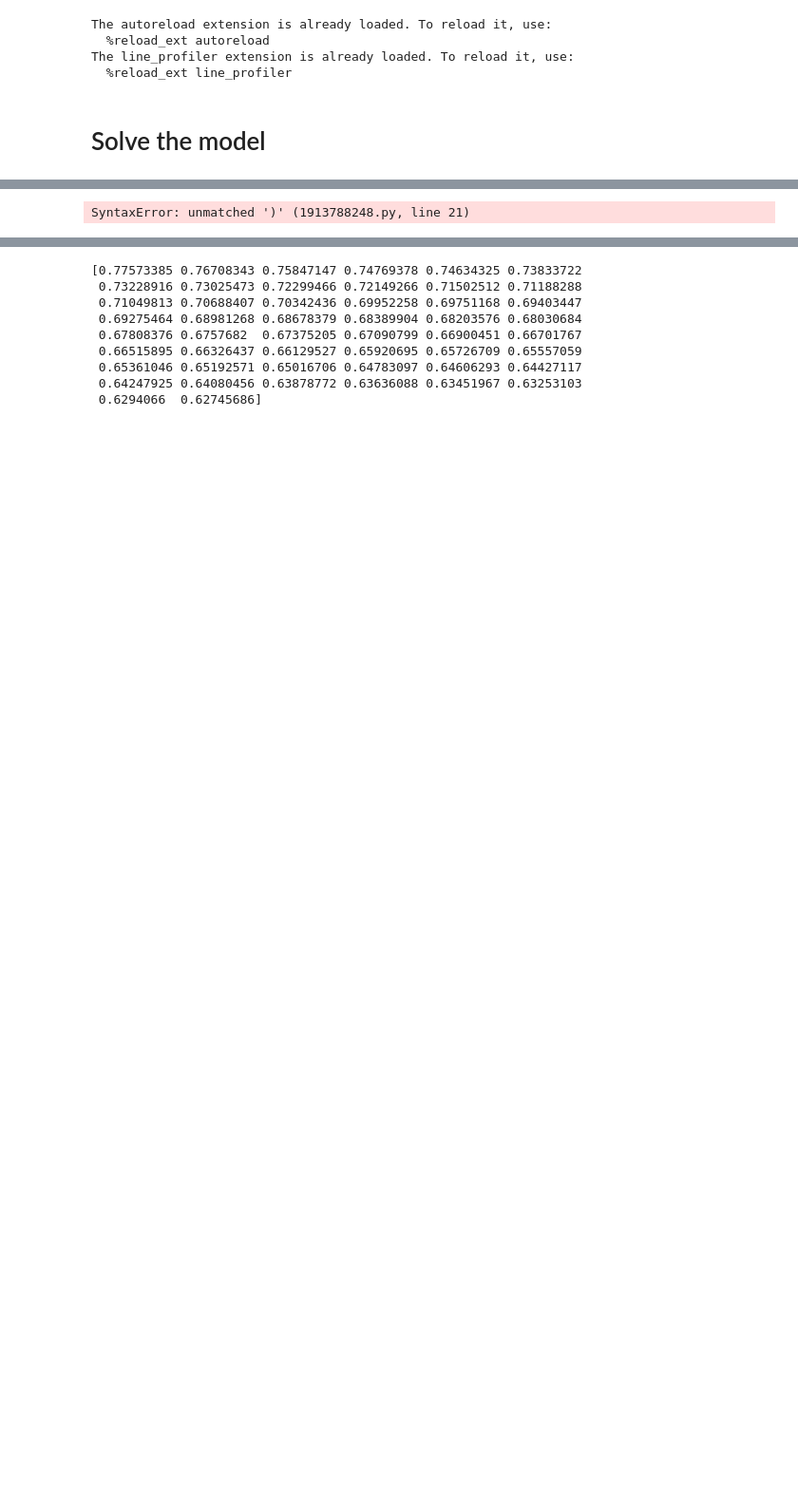
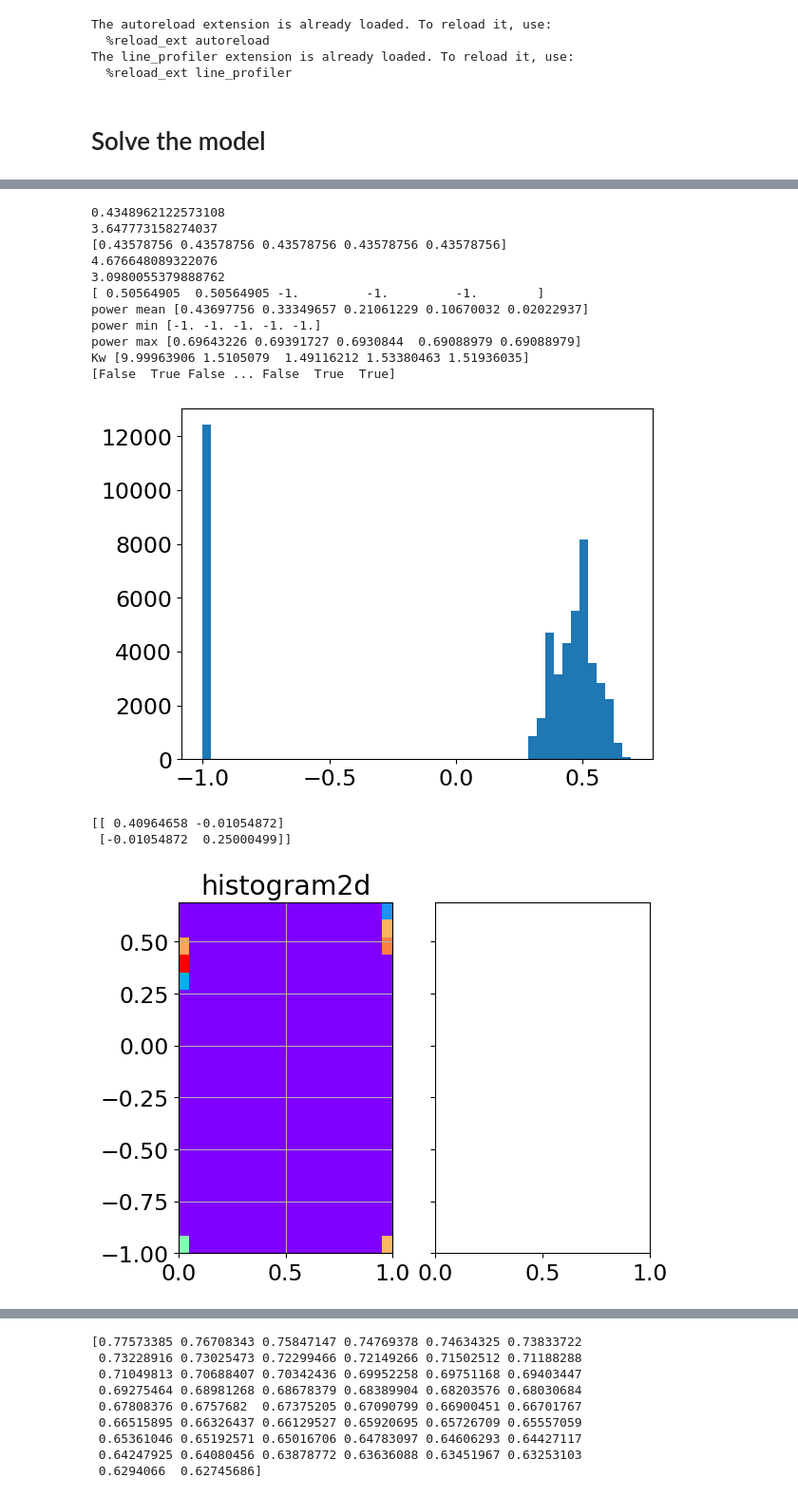
Before and after one commit to ThomasHJorgensen/LimitedCommitmentTest, a Jupyter notebook: Check_Estimate.ipynb, the cells around one changed output, grey strips where cells are left out. Shown at 95% size. Cells and saved outputs as stored; diff of their text form; code cells hidden in the pictures; blank space fills up the shorter version.

```diff
--- a/Check_Estimate.ipynb
+++ b/Check_Estimate.ipynb
@@ -134,27 +128,52 @@ Power [0.46188086 0.45770262 0.45565416 0.45462459 0.45426913]
 # %%
 
 i = 10
 print(model.sim.init_Kw[i])
 print(model.sim.init_Km[i])
 print(model.sim.power[i,:])
 
 
 
 i = 1
 print(model.sim.init_Kw[i])
 print(model.sim.init_Km[i])
 print(model.sim.power[i,:])
 
 
 
+t = 3
 print(f'power mean {np.mean(model.sim.power,0)}')
 print(f'power min {np.min(model.sim.power,0)}')
 print(f'power max {np.max(model.sim.power,0)}')
+print(f'Kw {np.max(model.sim.Kw,0)}')
 
+init_barg = model.sim.init_Kw > model.sim.init_Km
+print(init_barg)
+plt.hist(model.sim.power[:,t], bins = 50 )
+plt.show()
 
-plt.hist(model.sim.power[:,0])
-plt.show())
+print(np.cov(model.sim.power[:,t],init_barg))
+H, yedges, xedges = np.histogram2d(model.sim.power[:,t], init_barg, bins=20)
+fig, (ax1, ax2) = plt.subplots(ncols=2, sharey=True)
+ax1.pcolormesh(xedges, yedges, H, cmap='rainbow')
+ax1.set_title('histogram2d')
+ax1.grid()
+plt.show()
 # %% [output]
-SyntaxError: unmatched ')' (1913788248.py, line 21)
+0.4348962122573108
+3.647773158274037
+[0.43578756 0.43578756 0.43578756 0.43578756 0.43578756]
+4.676648089322076
+3.0980055379888762
+[ 0.50564905  0.50564905 -1.         -1.         -1.        ]
+power mean [0.43697756 0.33349657 0.21061229 0.10670032 0.02022937]
+power min [-1. -1. -1. -1. -1.]
+power max [0.69643226 0.69391727 0.6930844  0.69088979 0.69088979]
+Kw [9.99963906 1.5105079  1.49116212 1.53380463 1.51936035]
+[False  True False ... False  True  True]
+[figure, added]
+[[ 0.40964658 -0.01054872]
+ [-0.01054872  0.25000499]]
+[figure, added]
 # %%
 i_P = 20
```
Also changed, not shown: parts of 4 cells of this notebook, 7 other files.
